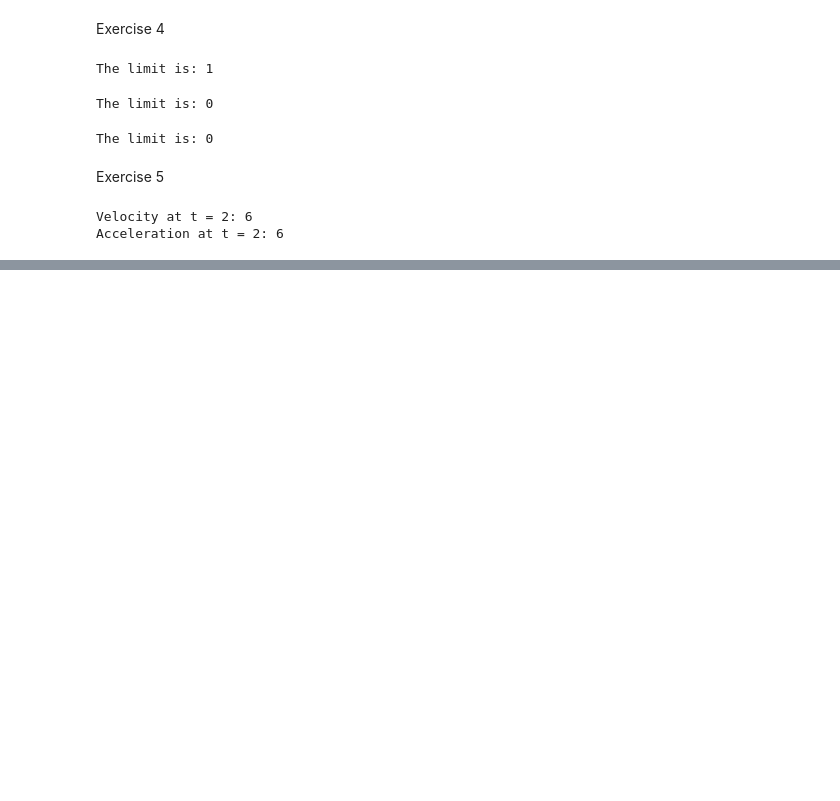
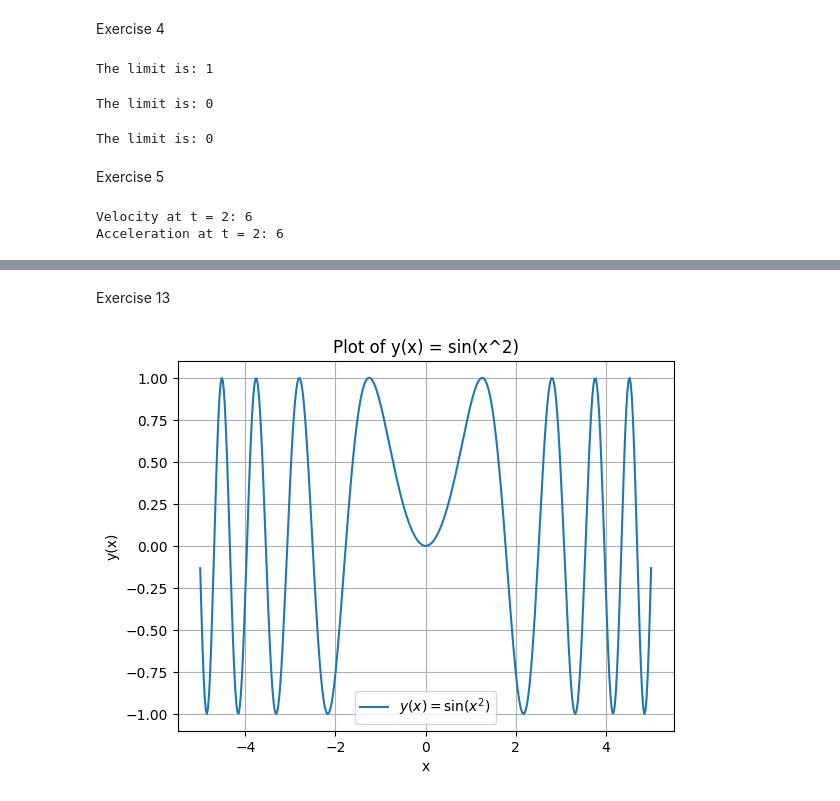
Before and after one commit to Kaan79/Math-2024-25-Winter, a Jupyter notebook: Notebooks_EN/03_Calculus/Derivatives.ipynb, the cells around one changed output, grey strips where cells are left out. Drawn from its saved outputs; the diff is of its cells as text; code cells hidden in the pictures; blank space fills up the shorter version.

```diff
--- a/Notebooks_EN/03_Calculus/Derivatives.ipynb
+++ b/Notebooks_EN/03_Calculus/Derivatives.ipynb
@@ -436,0 +612,26 @@ Acceleration at t = 2: 6
+# %% [markdown]
+Exercise 13
+# %%
+import numpy as np
+import matplotlib.pyplot as plt
+
+# Define the function
+def y(x):
+    return np.sin(x**2)
+
+# Generate x values
+x = np.linspace(-5, 5, 400)
+
+# Calculate corresponding y values
+y_values = y(x)
+
+# Plot the graph
+plt.plot(x, y_values, label=r"$y(x) = \sin(x^2)$")
+plt.title("Plot of y(x) = sin(x^2)")
+plt.xlabel("x")
+plt.ylabel("y(x)")
+plt.grid(True)
+plt.legend()
+plt.show()
+# %% [output]
+[figure, added]
```
Also changed, not shown: parts of 32 cells of this notebook.
